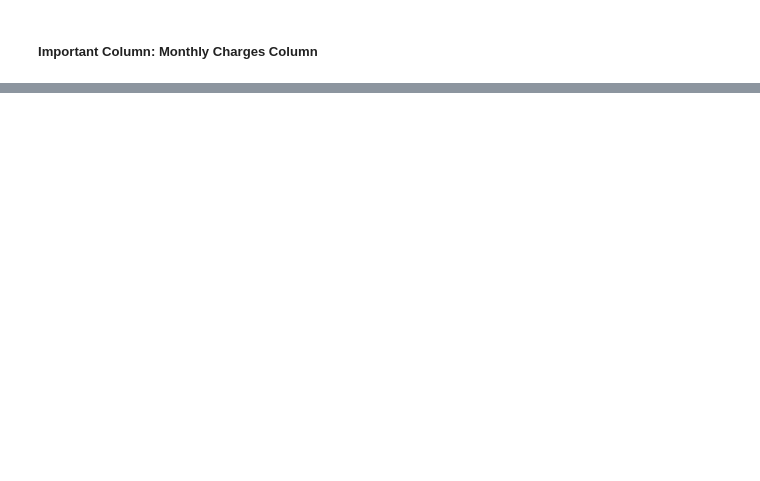
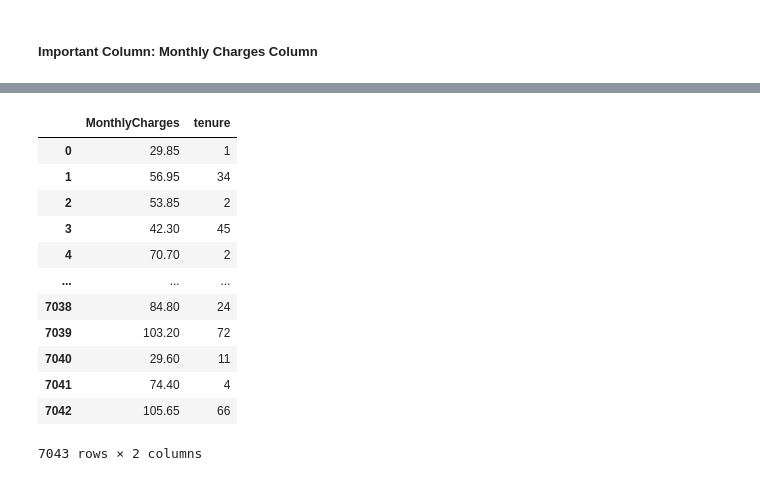
Before and after one commit to arduinto/TelcoChurnForecasting, a Jupyter notebook: TelcoChurn.ipynb, the cells around one changed output, grey strips where cells are left out. Cells and saved outputs as stored; diff of their text form; code cells hidden in the pictures; blank space fills up the shorter version.

```diff
--- a/TelcoChurn.ipynb
+++ b/TelcoChurn.ipynb
@@ -444,2 +542,16 @@ plt.ylabel('Density')
 # %%
-df[['MonthlyCharges', 'tenure']].value_counts()
+df[['MonthlyCharges', 'tenure']]
+# %% [output]
+|  | MonthlyCharges | tenure |
+| 0 | 29.85 | 1 |
+| 1 | 56.95 | 34 |
+| 2 | 53.85 | 2 |
+| 3 | 42.30 | 45 |
+| 4 | 70.70 | 2 |
+| ... | ... | ... |
+| 7038 | 84.80 | 24 |
+| 7039 | 103.20 | 72 |
+| 7040 | 29.60 | 11 |
+| 7041 | 74.40 | 4 |
+| 7042 | 105.65 | 66 |
+7043 rows × 2 columns
```
Also changed, not shown: parts of 19 cells of this notebook.
